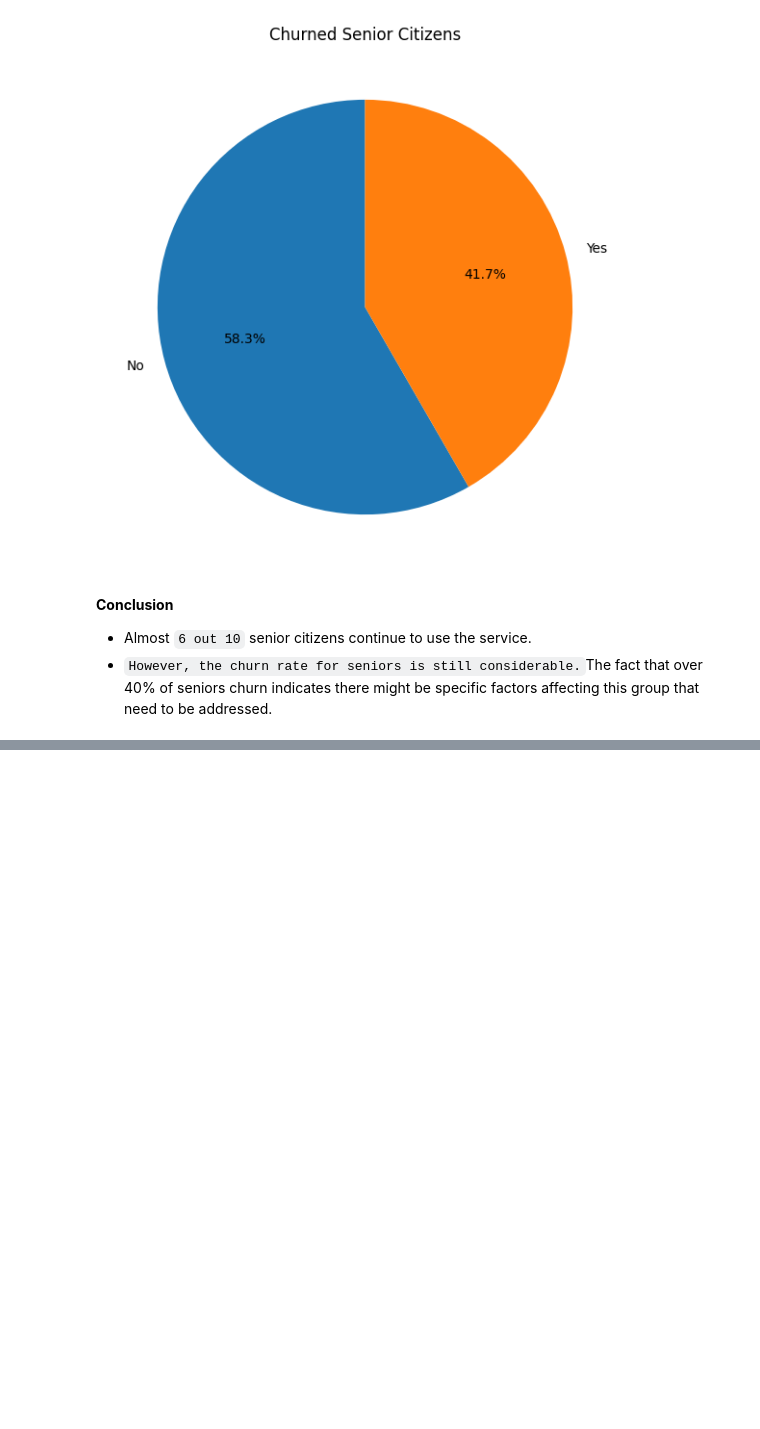
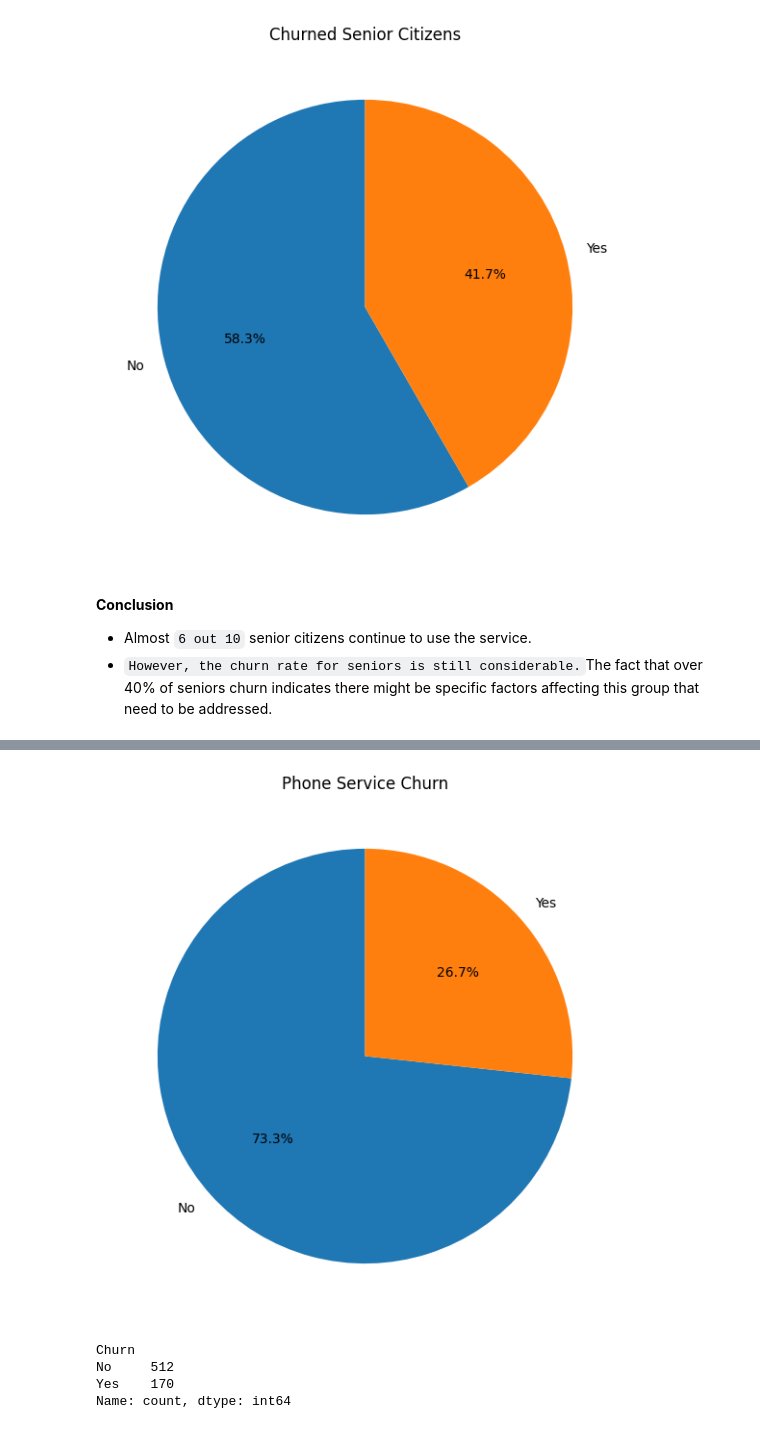
Before and after one commit to Tejeswar001/BootCamp-Jun-2024, a Jupyter notebook: Analysis/Customer_churn_analysis_PROJECT_2.ipynb, the cells around one changed output, grey strips where cells are left out. Cells and saved outputs as stored; diff of their text form; code cells hidden in the pictures; blank space fills up the shorter version.

```diff
--- a/Analysis/Customer_churn_analysis_PROJECT_2.ipynb
+++ b/Analysis/Customer_churn_analysis_PROJECT_2.ipynb
@@ -391,0 +434,15 @@ plt.show()
+# %%
+plt.figure(figsize=(8,7))
+plt.pie(churn_phone,labels=churn_phone.index,autopct='%1.1f%%',startangle=90)
+plt.title('Phone Service Churn')
+plt.show()
+# %% [output]
+[figure, added]
+# %%
+nophone_churn = df[df['PhoneService']=='No']['Churn'].value_counts()
+print(nophone_churn)
+# %% [output]
+Churn
+No     512
+Yes    170
+Name: count, dtype: int64
```
Also changed, not shown: parts of 16 cells of this notebook.
